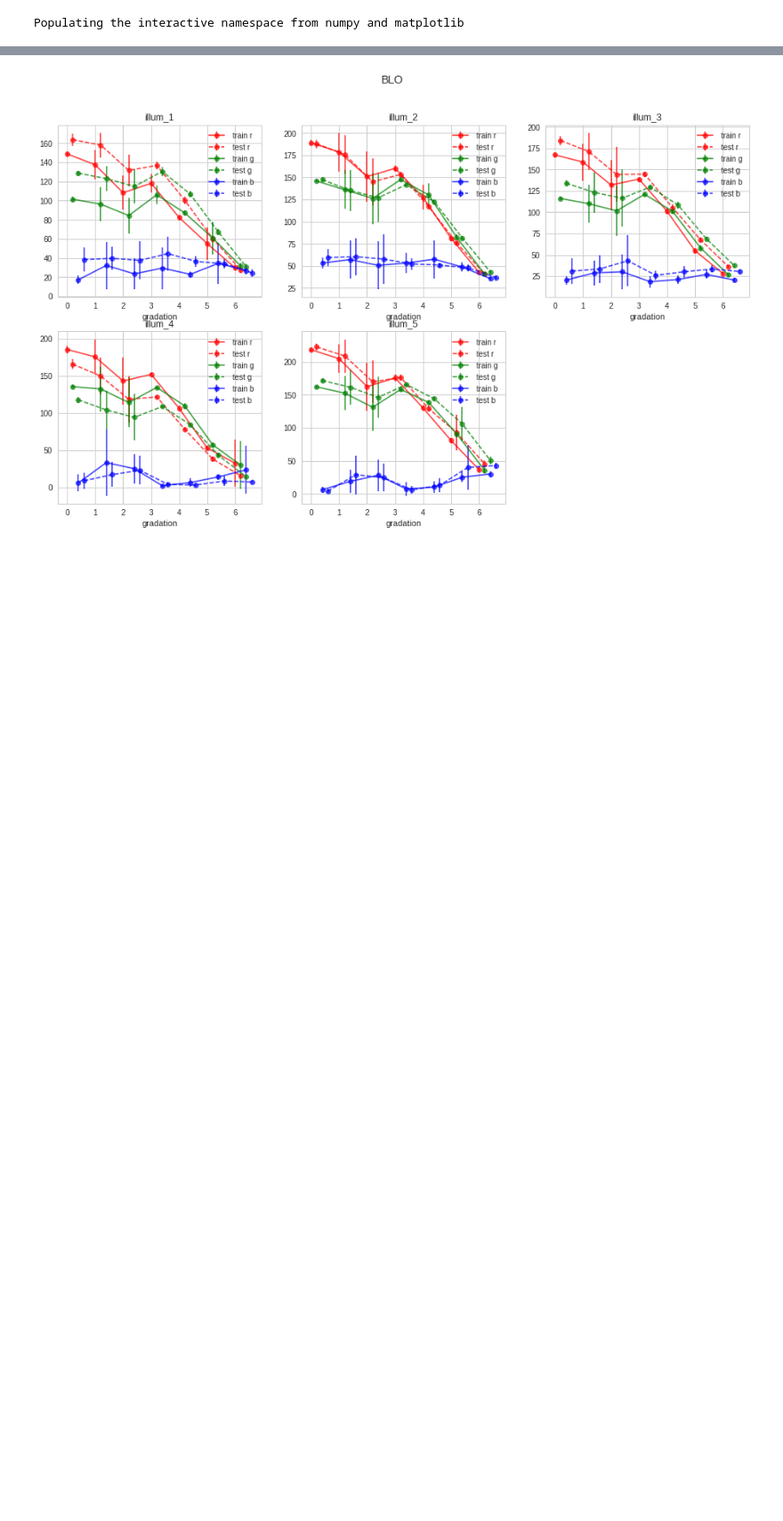
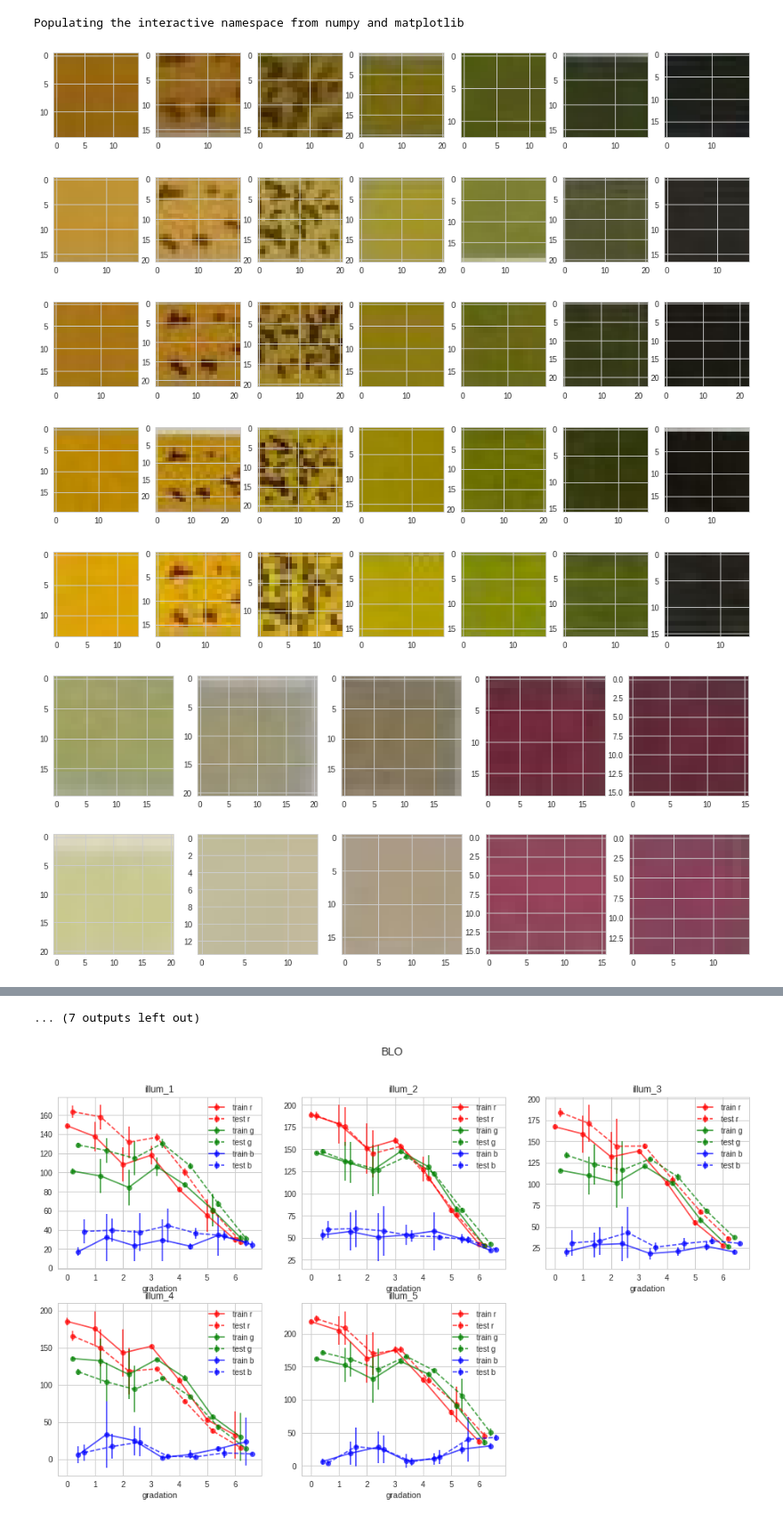
Before and after one commit to lysukhin/urinalysis, a Jupyter notebook: scripts/notebooks/col_exp_3.ipynb, the cells around one changed output, grey strips where cells are left out. Shown at 89% size. Drawn from its saved outputs; the diff is of its cells as text; code cells hidden in the pictures; blank space fills up the shorter version.

```diff
--- a/scripts/notebooks/col_exp_3.ipynb
+++ b/scripts/notebooks/col_exp_3.ipynb
@@ -36,3 +36,29 @@ def load_images(path,type_to_load="train"):
 data_train = load_images(path)
 # %%
 data_test = load_images(path,type_to_load="test")
+# %%
+for ind_type in data_train:
+    for illumination_name,images in data_train[ind_type].iteritems():
+        plt.figure(figsize=(16,3))
+        for i,img in enumerate(images.values()):
+            plt.subplot(1,len(images),i+1)
+            plt.imshow(img)
+            plt.axis('off')
+
+        plt.suptitle('{} {} train'.format(ind_type,illumination_name))
+
+        plt.figure(figsize=(16,3))
+        images_test = data_test[illumination_name][ind_type]:
+        for i,img in enumerate(images_test.values()):
+            plt.subplot(1,len(images_test),i+1)
+            plt.imshow(img)
+            plt.axis('off
+        plt.suptitle('{} {} test'.format(ind_type,illumination_name))
+# %% [output]
+[figure, added]
+[figure, added]
+[figure, added]
+[figure, added]
+[figure, added]
+[figure, added]
+[figure, added]
@@ -39,3 +70,4 @@ data_test = load_images(path,type_to_load="test")
+... (7 outputs left out)
 # %%
 colors = ['r','g','b']
 for inds,illums in data_train.iteritems():
```
Also changed, not shown: parts of 1 cell of this notebook.
